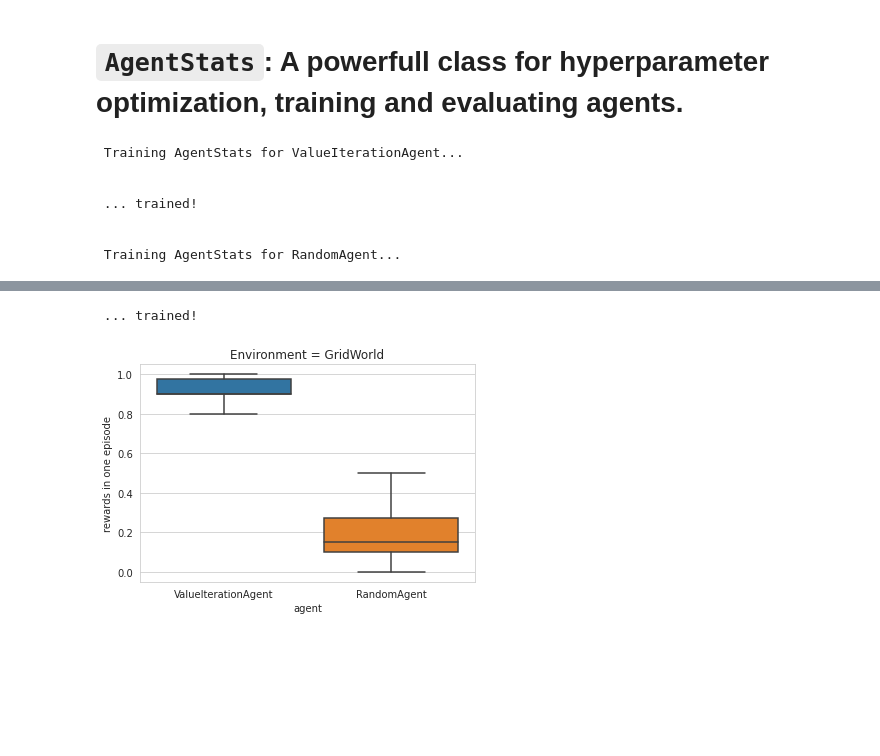
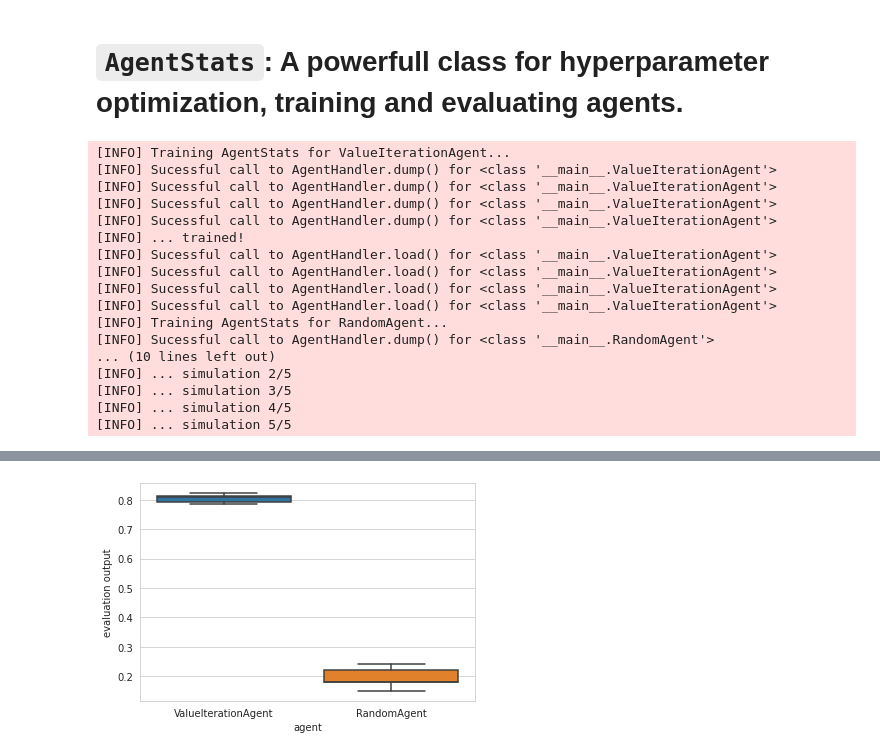
Before and after one commit to rlberry-py/rlberry, a Jupyter notebook: notebooks/introduction_to_rlberry.ipynb, the cells around one changed output, grey strips where cells are left out. Saved outputs shown, nothing was run; the diff lists cells and outputs as text; code cells hidden in the pictures; blank space fills up the shorter version.

```diff
--- a/notebooks/introduction_to_rlberry.ipynb
+++ b/notebooks/introduction_to_rlberry.ipynb
@@ -88,22 +95,22 @@ An Agent must implement at least two methods, **fit()** and **policy()**.
 It can also implement **sample_parameters()** used for hyperparameter optimization with [Optuna](https://optuna.org/).
 # %%
 import numpy as np
-from rlberry.agents import Agent
+from rlberry.agents import AgentWithSimplePolicy
 
-class ValueIterationAgent(Agent):
+class ValueIterationAgent(AgentWithSimplePolicy):
     name = 'ValueIterationAgent'
     def __init__(self, env, gamma=0.99, epsilon=1e-5, **kwargs):   # it's important to put **kwargs to ensure compatibility with the base class
         """
         gamma: discount factor
         episilon: precision of value iteration
         """
-        Agent.__init__(self, env, **kwargs) # self.env is initialized in the base class
+        AgentWithSimplePolicy.__init__(self, env, **kwargs) # self.env is initialized in the base class
 
         self.gamma = gamma
         self.epsilon = epsilon
         self.Q = None  # Q function to be computed in fit()
 
-    def fit(self, **kwargs):
+    def fit(self, budget=None, **kwargs):
         """
         Run value iteration.
         """
@@ -159,16 +182,16 @@ videos/gw.mp4
 # `AgentStats`: A powerfull class for hyperparameter optimization, training and evaluating agents.
 # %%
 # Create random agent as a baseline
-class RandomAgent(Agent):
+class RandomAgent(AgentWithSimplePolicy):
     name = 'RandomAgent'
     def __init__(self, env, gamma=0.99, epsilon=1e-5, **kwargs):   # it's important to put **kwargs to ensure compatibility with the base class
         """
         gamma: discount factor
         episilon: precision of value iteration
         """
-        Agent.__init__(self, env, **kwargs) # self.env is initialized in the base class
+        AgentWithSimplePolicy.__init__(self, env, **kwargs) # self.env is initialized in the base class
 
-    def fit(self, **kwargs):
+    def fit(self, budget=None, **kwargs):
         pass
 
     def policy(self, observation, **kwargs):
@@ -180,19 +203,41 @@ from rlberry.stats import AgentStats, evaluate_agents
 vi_params = {'gamma':0.1, 'epsilon':1e-3}
 
 # Create AgentStats to fit 4 agents using 1 job
-vi_stats = AgentStats(ValueIterationAgent, (env_ctor, env_kwargs), eval_horizon=20, init_kwargs=vi_params, n_fit=4, n_jobs=1)
+vi_stats = AgentStats(
+    ValueIterationAgent,
+    (env_ctor, env_kwargs),
+    fit_budget=None,
+    eval_kwargs=dict(eval_horizon=20),
+    init_kwargs=vi_params,
+    n_fit=4)
 vi_stats.fit()
 
 # Create AgentStats for baseline
-baseline_stats = AgentStats(RandomAgent, (env_ctor, env_kwargs), eval_horizon=20, n_fit=1)
+baseline_stats = AgentStats(
+    RandomAgent,
+    (env_ctor, env_kwargs),
+    fit_budget=None,
+    eval_kwargs=dict(eval_horizon=20),
+    n_fit=1)
+baseline_stats.fit()
 
 # Compare policies using 10 Monte Carlo simulations
-output = evaluate_agents([vi_stats, baseline_stats], n_sim=10)
+output = evaluate_agents([vi_stats, baseline_stats])
 # %% [output]
- Training AgentStats for ValueIterationAgent...
-
-
- ... trained!
-
-
- Training AgentStats for RandomAgent...
+[INFO] Training AgentStats for ValueIterationAgent...
+[INFO] Sucessful call to AgentHandler.dump() for <class '__main__.ValueIterationAgent'>
+[INFO] Sucessful call to AgentHandler.dump() for <class '__main__.ValueIterationAgent'>
+[INFO] Sucessful call to AgentHandler.dump() for <class '__main__.ValueIterationAgent'>
+[INFO] Sucessful call to AgentHandler.dump() for <class '__main__.ValueIterationAgent'>
+[INFO] ... trained!
+[INFO] Sucessful call to AgentHandler.load() for <class '__main__.ValueIterationAgent'>
+[INFO] Sucessful call to AgentHandler.load() for <class '__main__.ValueIterationAgent'>
+[INFO] Sucessful call to AgentHandler.load() for <class '__main__.ValueIterationAgent'>
+[INFO] Sucessful call to AgentHandler.load() for <class '__main__.ValueIterationAgent'>
+[INFO] Training AgentStats for RandomAgent...
+[INFO] Sucessful call to AgentHandler.dump() for <class '__main__.RandomAgent'>
+... (10 lines left out)
+[INFO] ... simulation 2/5
+[INFO] ... simulation 3/5
+[INFO] ... simulation 4/5
+[INFO] ... simulation 5/5
@@ -207,4 +244,3 @@ output = evaluate_agents([vi_stats, baseline_stats], n_sim=10)
- ... trained!
-[figure, old version]
+[figure, new version]
 # %%
 # The value of gamma above makes our VI agent quite bad! Let's optimize it.
```
Also changed, not shown: parts of 7 cells of this notebook, 2 other files.
